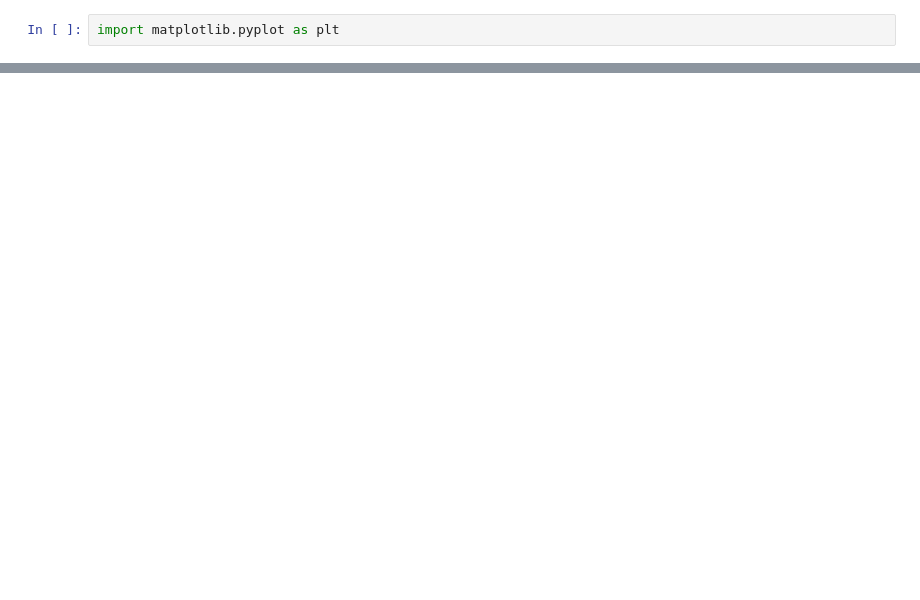
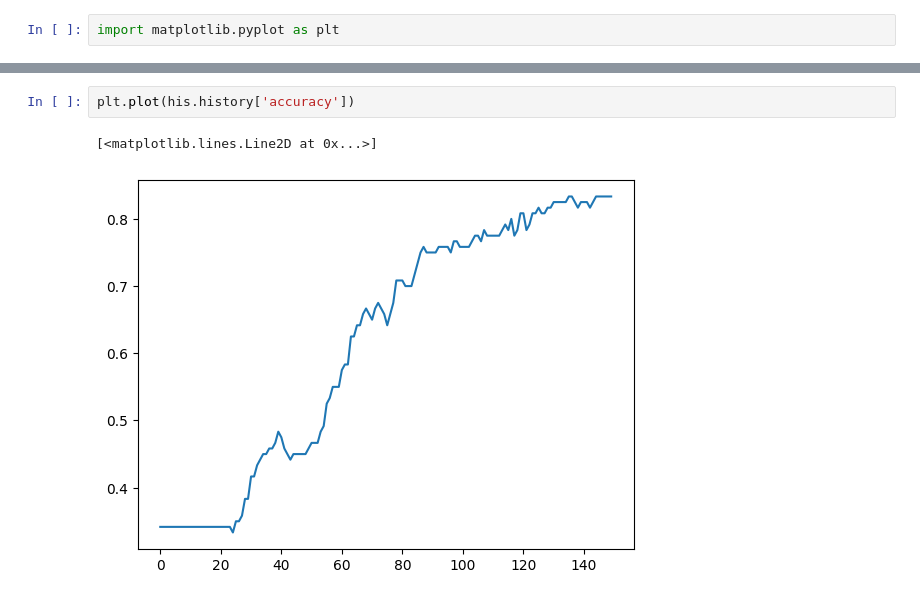
Before and after one commit to thangved/deep-learning, a Jupyter notebook: lab1/1.ipynb, the cells around one changed output, grey strips where cells are left out. Drawn from its saved outputs; the diff is of its cells as text; blank space fills up the shorter version.

```diff
--- a/lab1/1.ipynb
+++ b/lab1/1.ipynb
@@ -123,0 +206,5 @@ plt.plot(his.history['val_accuracy'])
+# %%
+plt.plot(his.history['accuracy'])
+# %% [output]
+[<matplotlib.lines.Line2D at 0x...>]
+[figure, added]
```
Also changed, not shown: parts of 27 cells of this notebook.
